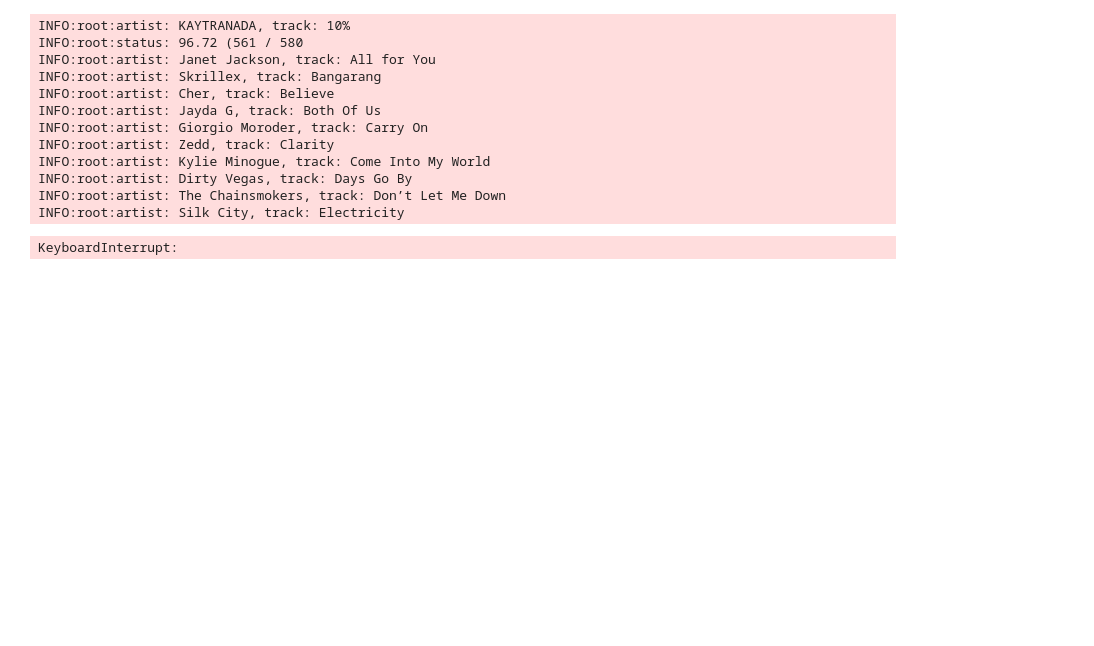
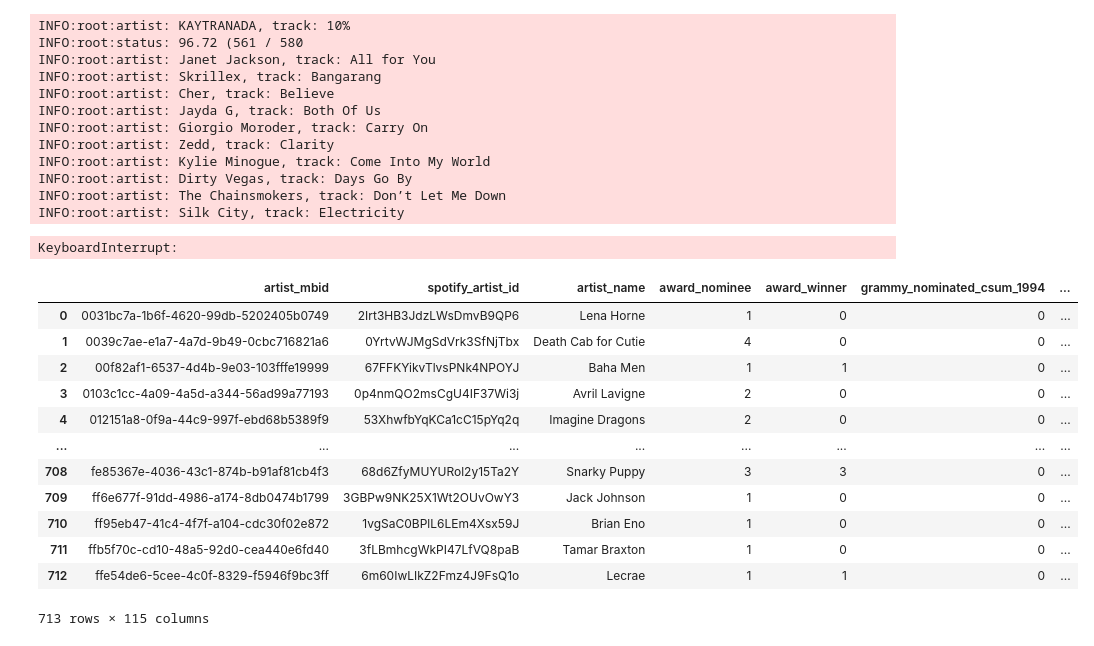
Before and after one commit to pezon/music-mining, a Jupyter notebook: notebooks/collection/prepare_grammys.ipynb, the cells around one changed output. Drawn from its saved outputs; the diff is of its cells as text; code cells hidden in the pictures; blank space fills up the shorter version.

```diff
--- a/notebooks/collection/prepare_grammys.ipynb
+++ b/notebooks/collection/prepare_grammys.ipynb
@@ -332,13 +332,20 @@ print(nominated_artists_df["spotify_artist_id"].isnull().sum())
 print(nominated_albums_df["spotify_artist_id"].isnull().sum())
 # %%
 # Summarize artists nominations
+import pandas as pd
 
-df = pd.read_parquet("data/artist_nominations.pq")
+
+df = pd.read_parquet("../../data/raw/artist_nominations.pq")
 df = df[~df["spotify_artist_id"].isna()]
 
+df[f"grammy_nominated_csum_1994"] = 0
+df[f"grammy_won_csum_1994"] = 0
 for year in range(1995, 2022):
-    df[f"nominated_{year}"] = ((df["award_year"] == year) & (df["award_nominee"] == 1)).astype(int)
-    df[f"won_{year}"] = ((df["award_year"] == year) & (df["award_winner"] == 1)).astype(int)
+    df[f"grammy_nominated_{year}"] = ((df["award_year"] == year) & (df["award_nominee"] == 1)).astype(int)
+    df[f"grammy_won_{year}"] = ((df["award_year"] == year) & (df["award_winner"] == 1)).astype(int)
+    df[f"grammy_nominated_csum_{year}"] = df[f"grammy_nominated_csum_{year - 1}"] + df[f"grammy_nominated_{year}"]
+    df[f"grammy_won_csum_{year}"] = df[f"grammy_won_csum_{year - 1}"] + df[f"grammy_won_{year}"]
+
 
 artist_popularity = (
     df[["artist_mbid", "spotify_track_popularity"]]
@@ -363,41 +370,56 @@ artist_last_win = (
         .rename(columns={"award_year": "last_win"})
     [["artist_mbid", "last_win"]]
 )
 
 artist_first_nomination = (
     df[df["award_winner"] == 0]
         .groupby("artist_mbid")
         .min("award_year")
         .reset_index()
         .rename(columns={"award_year": "first_nomination"})
     [["artist_mbid", "first_nomination"]]
 )
 
 artist_last_nomination = (
     df[df["award_winner"] == 0]
         .groupby("artist_mbid")
         .min("award_year")
         .reset_index()
         .rename(columns={"award_year": "last_nomination"})
     [["artist_mbid", "last_nomination"]]
 )
 
 df = (
     df.groupby(["artist_mbid", "spotify_artist_id", "artist_name"])
         .agg("sum")
         .reset_index()
         .drop(columns=["award_year", "release_year", "spotify_track_popularity"])
 )
 
-df = pd.merge(df, artist_first_win, on="artist_mbid", how="outer")
-df = pd.merge(df, artist_last_win, on="artist_mbid", how="outer")
-df = pd.merge(df, artist_first_nomination, on="artist_mbid", how="outer")
-df = pd.merge(df, artist_last_nomination, on="artist_mbid", how="outer")
-df = pd.merge(df, artist_popularity, on="artist_mbid", how="outer")
-df["first_nomination"] = df.apply(lambda row: min(row["first_nomination"], row["first_win"]), axis=1)
+#df = pd.merge(df, artist_first_win, on="artist_mbid", how="outer")
+#df = pd.merge(df, artist_last_win, on="artist_mbid", how="outer")
+#df = pd.merge(df, artist_first_nomination, on="artist_mbid", how="outer")
+#df = pd.merge(df, artist_last_nomination, on="artist_mbid", how="outer")
+#df = pd.merge(df, artist_popularity, on="artist_mbid", how="outer")
+#df["first_nomination"] = df.apply(lambda row: min(row["first_nomination"], row["first_win"]), axis=1)
 
-df.to_csv("data/artist_nominations_summary.csv.gz", compression="gzip")
-df.to_parquet("data/artist_nominations_summary.pq")
+#df.to_csv("data/artist_nominations_summary.csv.gz", compression="gzip")
+#df.to_parquet("data/artist_nominations_summary.pq")
+df
+# %% [output]
+|  | artist_mbid | spotify_artist_id | artist_name | award_nominee | award_winner | grammy_nominated_csum_1994 | ... |
+| 0 | 0031bc7a-1b6f-4620-99db-5202405b0749 | 2Irt3HB3JdzLWsDmvB9QP6 | Lena Horne | 1 | 0 | 0 | ... |
+| 1 | 0039c7ae-e1a7-4a7d-9b49-0cbc716821a6 | 0YrtvWJMgSdVrk3SfNjTbx | Death Cab for Cutie | 4 | 0 | 0 | ... |
+| 2 | 00f82af1-6537-4d4b-9e03-103fffe19999 | 67FFKYikvTlvsPNk4NPOYJ | Baha Men | 1 | 1 | 0 | ... |
+| 3 | 0103c1cc-4a09-4a5d-a344-56ad99a77193 | 0p4nmQO2msCgU4IF37Wi3j | Avril Lavigne | 2 | 0 | 0 | ... |
+| 4 | 012151a8-0f9a-44c9-997f-ebd68b5389f9 | 53XhwfbYqKCa1cC15pYq2q | Imagine Dragons | 2 | 0 | 0 | ... |
+| ... | ... | ... | ... | ... | ... | ... | ... |
+| 708 | fe85367e-4036-43c1-874b-b91af81cb4f3 | 68d6ZfyMUYURol2y15Ta2Y | Snarky Puppy | 3 | 3 | 0 | ... |
+| 709 | ff6e677f-91dd-4986-a174-8db0474b1799 | 3GBPw9NK25X1Wt2OUvOwY3 | Jack Johnson | 1 | 0 | 0 | ... |
+| 710 | ff95eb47-41c4-4f7f-a104-cdc30f02e872 | 1vgSaC0BPlL6LEm4Xsx59J | Brian Eno | 1 | 0 | 0 | ... |
+| 711 | ffb5f70c-cd10-48a5-92d0-cea440e6fd40 | 3fLBmhcgWkPI47LfVQ8paB | Tamar Braxton | 1 | 0 | 0 | ... |
+| 712 | ffe54de6-5cee-4c0f-8329-f5946f9bc3ff | 6m60IwLIkZ2Fmz4J9FsQ1o | Lecrae | 1 | 1 | 0 | ... |
+713 rows × 115 columns
 # %%
 #- un-nominated & un-charted
 #- charted, not nominated
```
Also changed, not shown: 15 other files.
